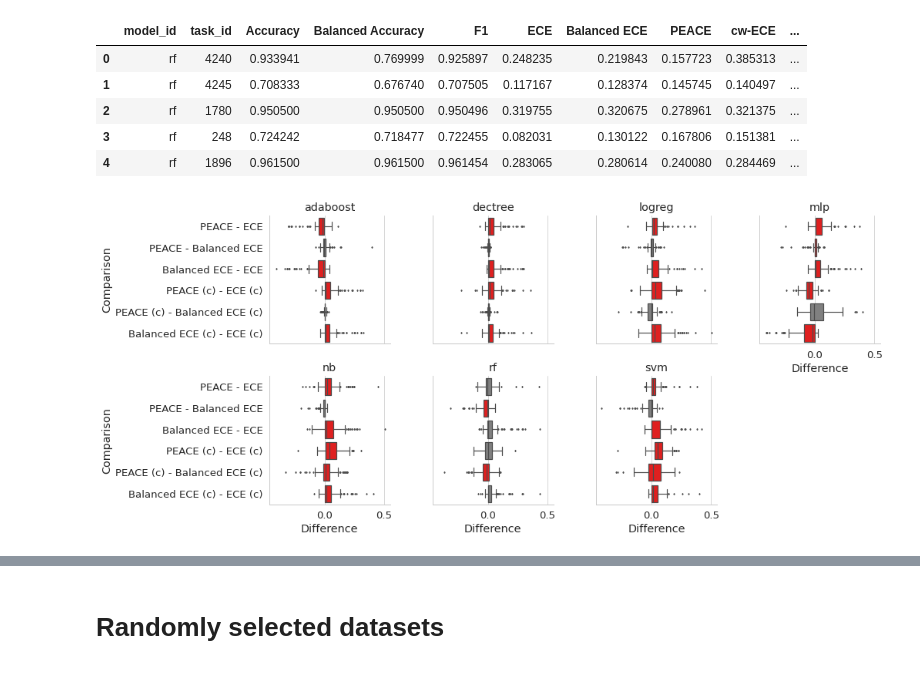
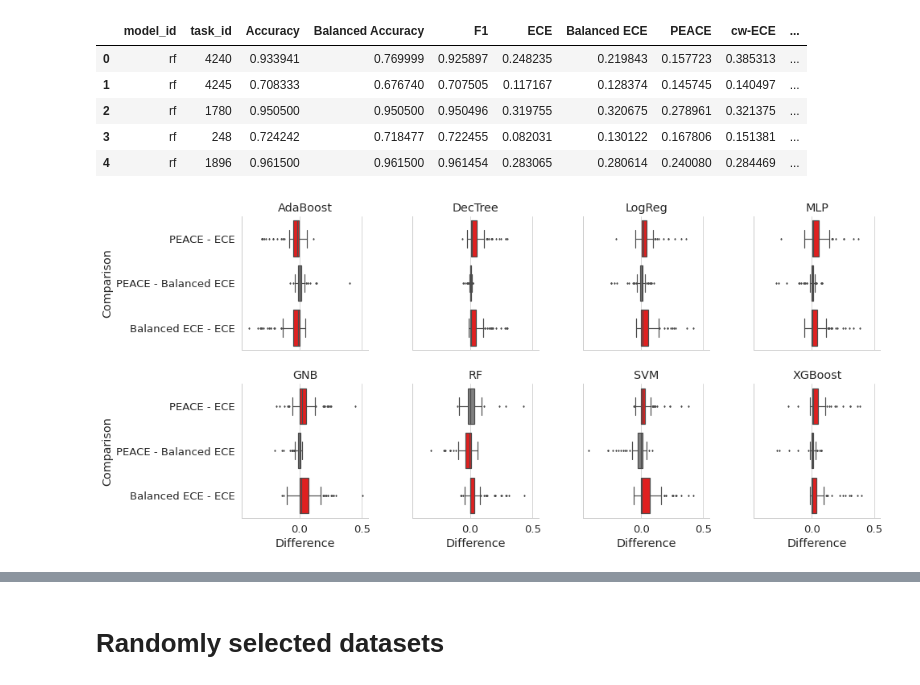
Before and after one commit to MaximLippeveld/riverreliability, a Jupyter notebook: experiments/compare_metrics_over_datasets.ipynb, the cells around one changed output, grey strips where cells are left out. Cells and saved outputs as stored; diff of their text form; code cells hidden in the pictures.

```diff
--- a/experiments/compare_metrics_over_datasets.ipynb
+++ b/experiments/compare_metrics_over_datasets.ipynb
@@ -143,12 +143,15 @@ SMALL_TASKS = [4240, 4245, 1780,  248, 1896, 3891, 3934, 3611, 3837, 3763, 1784,
        3917, 3821,   45, 3689, 3598,  233, 3995, 2104, 3519, 3735, 1903,
        3777, 4243, 3828, 3733, 3056, 3583, 4225, 3695, 4198, 3617,  261]
 # %%
-DEBUG_TASKS = [4240, 4245]
+DEBUG_TASKS = [4240, 4245, 1780]
 # %%
 if random_tasks > 0:
     TASKS = random_tasks
 else:
     TASKS = SMALL_TASKS
+# %%
+# noscript
+TASKS = DEBUG_TASKS
 # %%
 def load_openml_task(task_id=None, selected_tasks=[]):
 
@@ -527,17 +531,19 @@ df.head()
 # %%
 def map_stars(p):
     if p < 0.001:
-        return "*"*3
+        return "*"
     elif p < 0.01:
-        return "*"*2
+        return "*"
     elif p < 0.05:
         return "*"
     else:
         return ""
+# %%
+headers = ["AdaBoost", "DecTree", "LogReg", "MLP", "GNB", "RF", "SVM", "XGBoost"]
 # %%
 grid = seaborn.FacetGrid(data=df, col="model_id", col_wrap=4)
 table_data = [["PEACE - ECE"], ["PEACE - Balanced ECE"], ["Balanced ECE - ECE"]]
-for ax, (idx, model_df) in zip(grid.axes, df.groupby("model_id")):
+for h, ax, (idx, model_df) in zip(headers, grid.axes, df.groupby("model_id")):
 
     diffs = [
 #         ("ECE (c)", "ECE"),
@@ -546,39 +552,40 @@ for ax, (idx, model_df) in zip(grid.axes, df.groupby("model_id")):
 #         ("PEACE (c)", "Balanced ECE (c)")
         ("PEACE", "ECE"),
         ("PEACE", "Balanced ECE"),
         ("Balanced ECE", "ECE"),
-        ("PEACE (c)", "ECE (c)"),
-        ("PEACE (c)", "Balanced ECE (c)"),
-        ("Balanced ECE (c)", "ECE (c)")
+#         ("PEACE (c)", "ECE (c)"),
+#         ("PEACE (c)", "Balanced ECE (c)"),
+#         ("Balanced ECE (c)", "ECE (c)")
     ]
 
     diff_df = pandas.concat([
         pandas.DataFrame({"value": model_df[d1] - model_df[d2], "diff": f"{d1} - {d2}"})
         for d1, d2 in diffs
     ])
 
     data = model_df.loc[:, cols + ["task_id"]]
     test = scipy.stats.friedmanchisquare(*data.iloc[:, :len(cols)].values.tolist())
     if test.pvalue < 0.05:
         l = get_longform(data.drop(columns=["task_id"]))
         a = sp.posthoc_wilcoxon(a=l, val_col="value", group_col="metric", p_adjust="holm")
 
         colormap = a.copy()
         colormap[a < 0.05] = "red"
         colormap[a >= 0.05] = "grey"
         colors = [colormap[d1][d2] for d1, d2 in diffs]
     else:
         colors = ["grey"]*len(diffs)
 
-#     tmp_df = diff_df.groupby("diff").aggregate("mean")
-#     for i, (col1, col2) in enumerate([["PEACE", "ECE"], ["PEACE", "Balanced ECE"], ["Balanced ECE", "ECE"]]):
-#         table_data[i].append("$%+.3f$ %s" % (tmp_df.loc[f"{col1} - {col2}"], map_stars(a[col1][col2])))
+    tmp_df = diff_df.groupby("diff").aggregate("mean")
+    for i, (col1, col2) in enumerate([["PEACE", "ECE"], ["PEACE", "Balanced ECE"], ["Balanced ECE", "ECE"]]):
+        table_data[i].append("$%+.4f$ %s" % (tmp_df.loc[f"{col1} - {col2}"], map_stars(a[col1][col2])))
 
-    ax.set_title(idx)
+    ax.set_title(h)
     seaborn.boxplot(data=diff_df, y="diff", x="value", orient="h", ax=ax, palette=seaborn.color_palette(colors), fliersize=1.5)
+#     seaborn.stripplot(data=diff_df, y="diff", x="value", orient="h", ax=ax, size=3, palette=seaborn.color_palette(colors))#, fliersize=1.5)
 
 grid.set_axis_labels("Difference", "Comparison")
 plt.savefig("pairwise_comparisons.pdf", bbox_inches="tight")
 # %% [output]
-[figure, old version]
+[figure, new version]
 # %%
```
Also changed, not shown: parts of 25 cells of this notebook, 1 other file.
